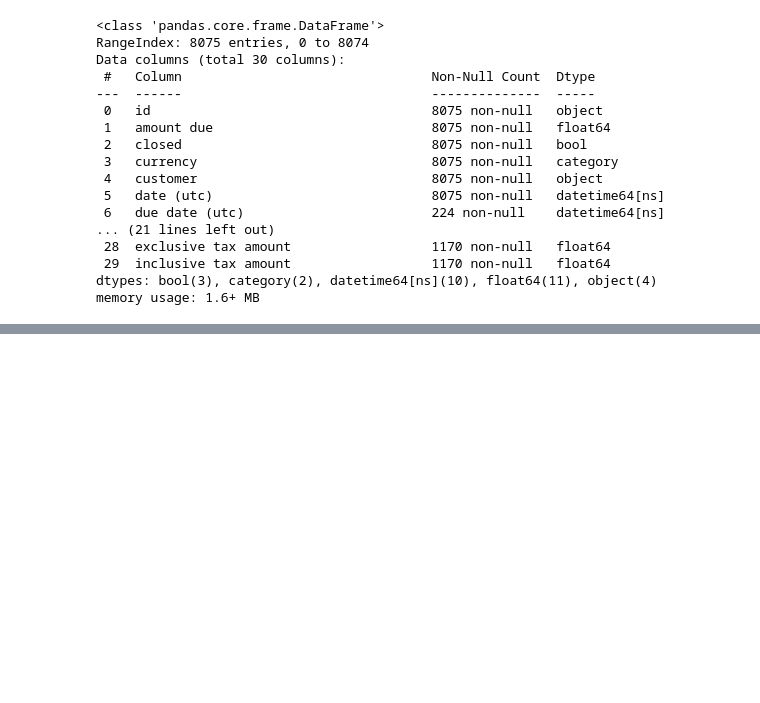
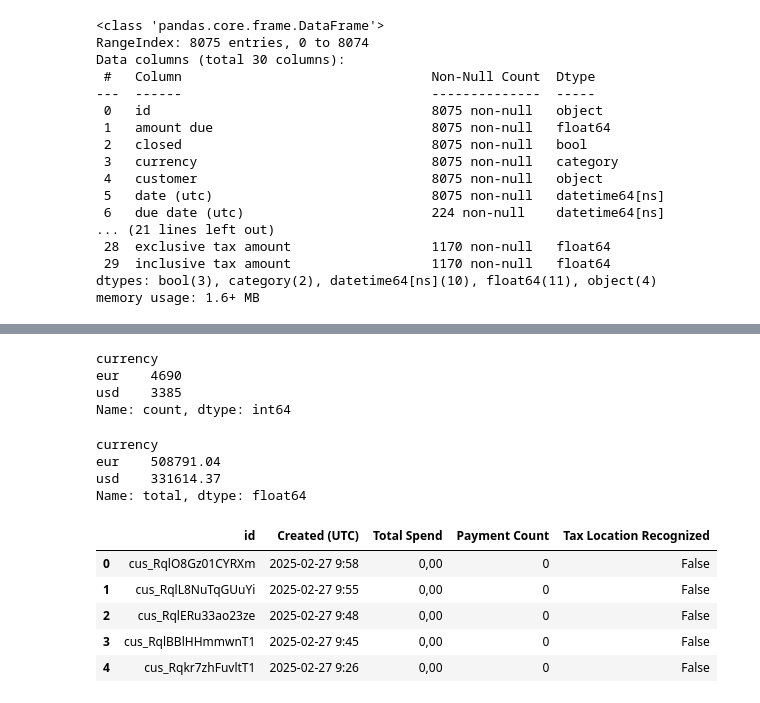
Before and after one commit to Idreece/surfe, a Jupyter notebook: notebooks/analysis.ipynb, the cells around one changed output, grey strips where cells are left out. Cells and saved outputs as stored; diff of their text form; code cells hidden in the pictures; blank space fills up the shorter version.

```diff
--- a/notebooks/analysis.ipynb
+++ b/notebooks/analysis.ipynb
@@ -93,0 +166,14 @@ memory usage: 1.6+ MB
+# %%
+df['currency'].value_counts()
+# %% [output]
+currency
+eur    4690
+usd    3385
+Name: count, dtype: int64
+# %%
+df.groupby('currency')['total'].sum()
+# %% [output]
+currency
+eur    508791.04
+usd    331614.37
+Name: total, dtype: float64
@@ -93,0 +182,9 @@ memory usage: 1.6+ MB
+# %%
+cust_df.head()
+# %% [output]
+|  | id | Created (UTC) | Total Spend | Payment Count | Tax Location Recognized |
+| 0 | cus_RqlO8Gz01CYRXm | 2025-02-27 9:58 | 0,00 | 0 | False |
+| 1 | cus_RqlL8NuTqGUuYi | 2025-02-27 9:55 | 0,00 | 0 | False |
+| 2 | cus_RqlERu33ao23ze | 2025-02-27 9:48 | 0,00 | 0 | False |
+| 3 | cus_RqlBBlHHmmwnT1 | 2025-02-27 9:45 | 0,00 | 0 | False |
+| 4 | cus_Rqkr7zhFuvltT1 | 2025-02-27 9:26 | 0,00 | 0 | False |
```
Also changed, not shown: parts of 25 cells of this notebook, 2 other files.
